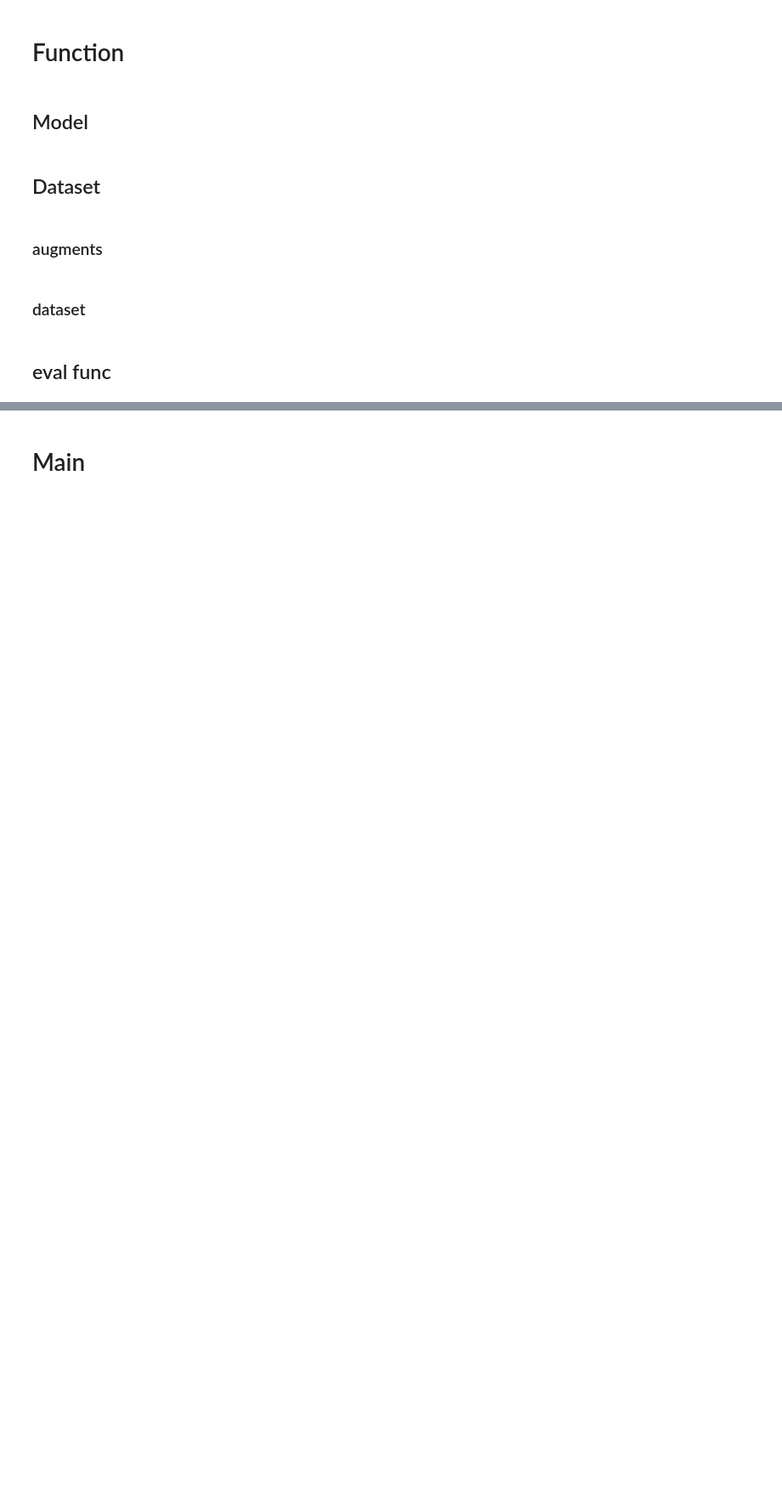
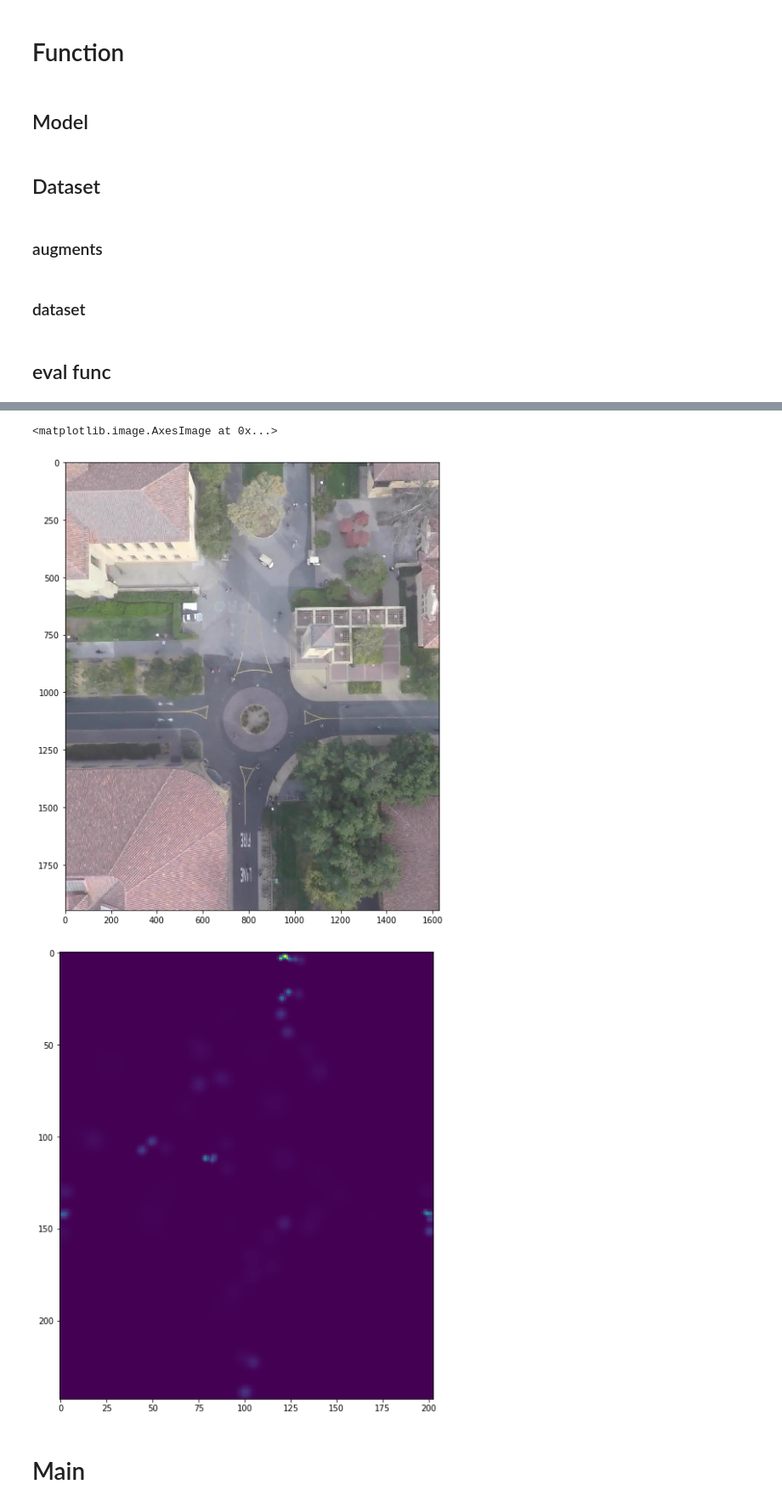
Before and after one commit to angry77cat/CogComp19F_CrowdCount, a Jupyter notebook: train.ipynb, the cells around one changed output, grey strips where cells are left out. Shown at 85% size. Saved outputs shown, nothing was run; the diff lists cells and outputs as text; code cells hidden in the pictures; blank space fills up the shorter version.

```diff
--- a/train.ipynb
+++ b/train.ipynb
@@ -87,13 +87,14 @@ class RandomResizedCrop:
     def __init__(self, size, scale):
         self.transform = transforms.RandomResizedCrop(size = size, scale= scale)
 
-    def __call__(self, img, hot_map):
+    def __call__(self, img, hot_map0, hot_map1):
         crop_indices = self.transform.get_params(img, \
                                                  scale = self.transform.scale, \
                                                  ratio = self.transform.ratio)
         i, j, h, w = crop_indices
         return TF.resized_crop(img, i, j, h, w, self.transform.size, self.transform.interpolation),\
-                TF.resized_crop(hot_map, i, j, h, w, self.transform.size, self.transform.interpolation)
+                TF.resized_crop(hot_map0, i, j, h, w, self.transform.size, self.transform.interpolation),\
+                TF.resized_crop(hot_map1, i, j, h, w, self.transform.size, self.transform.interpolation)
 
 class RandomRotation:
     def __init__(self, max_angle = 90):
@@ -106,14 +107,14 @@ class RandomRotation:
 class RandomVFlip:
     def __init__(self):
         pass
-    def __call__(self, img, hot_map):
-        return TF.vflip(img), TF.vflip(hot_map)
+    def __call__(self, img, hot_map0, hot_map1):
+        return TF.vflip(img), TF.vflip(hot_map0), TF.vflip(hot_map1)
 
 class RandomHFlip:
     def __init__(self):
         pass
-    def __call__(self, img, hot_map):
-        return TF.hflip(img), TF.hflip(hot_map)
+    def __call__(self, img, hot_map0, hot_map1):
+        return TF.hflip(img), TF.hflip(hot_map0), TF.hflip(hot_map1)
 
 class FixTransforms:
     # apply the same augmentations on both input and gt
@@ -121,12 +122,12 @@ class FixTransforms:
         self.augmentations = augmentations
         self.probs = probs
 
-    def __call__(self, img, hot_map):
+    def __call__(self, img, hot_map0, hot_map1):
         # both img, hot_map are PIL
         for i, augmentation in enumerate(self.augmentations):
             if random.random() < self.probs[i]:
-                img, hot_map = augmentation(img, hot_map)
-        return img, hot_map
+                img, hot_map0, hot_map1 = augmentation(img, hot_map0, hot_map1)
+        return img, hot_map0, hot_map1
 # %% [markdown]
 ### dataset
 # %%
@@ -227,3 +252,17 @@ def evalfunc(model, VLoader, criterion, scaling_factor):
+# %%
+d = ValSDD()
+DLoader = DataLoader(dataset = d, num_workers = 1, batch_size = 1, shuffle = True)
+for n_count, (x, y) in enumerate(DLoader):
+    break
+plt.figure(figsize=(10,10))
+plt.imshow(x[0].permute(1,2,0).numpy())
+plt.clim(0,1)
+plt.figure(figsize=(10,10))
+plt.imshow(y[0,0].numpy()*1e6)
+# %% [output]
+<matplotlib.image.AxesImage at 0x...>
+[figure, added]
+[figure, added]
 # %% [markdown]
 # Main
 # %%
```
Also changed, not shown: parts of 7 cells of this notebook, 4 other files.
